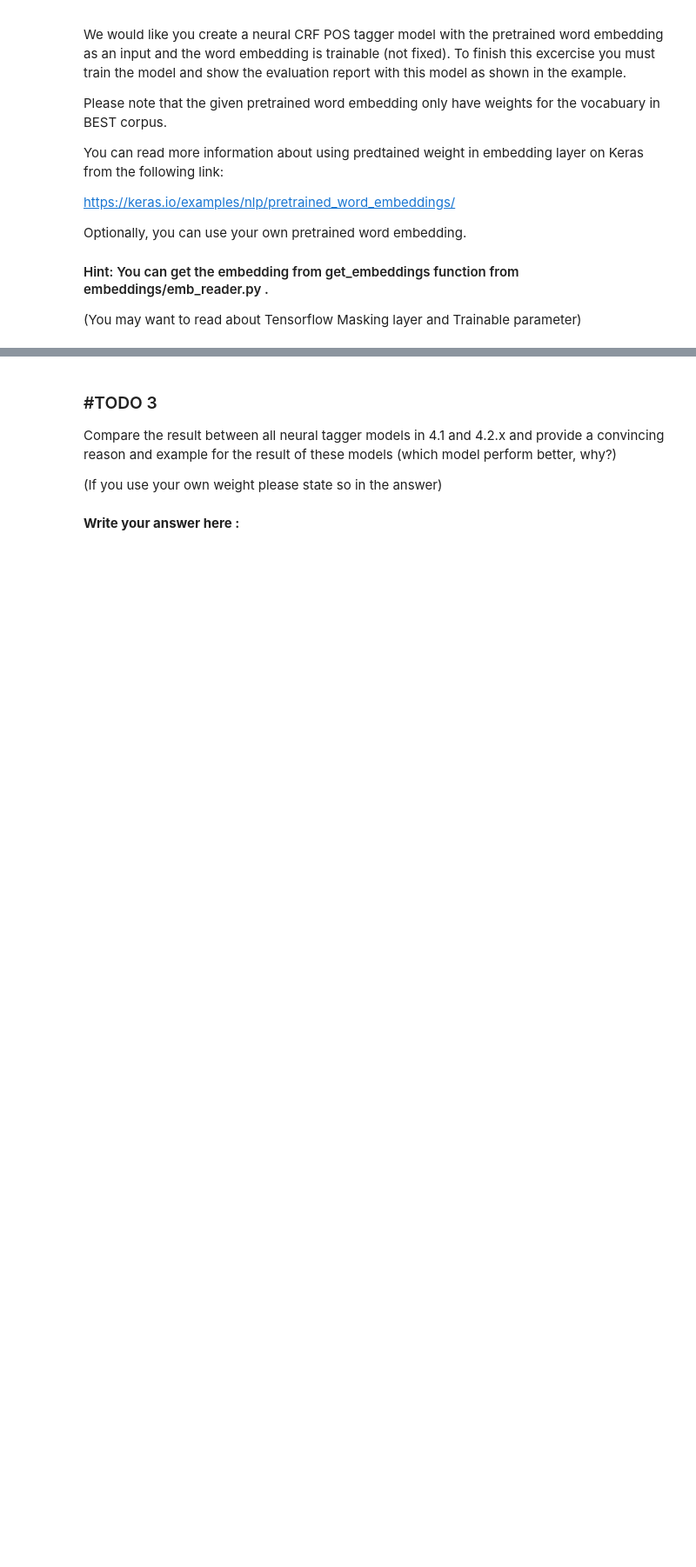
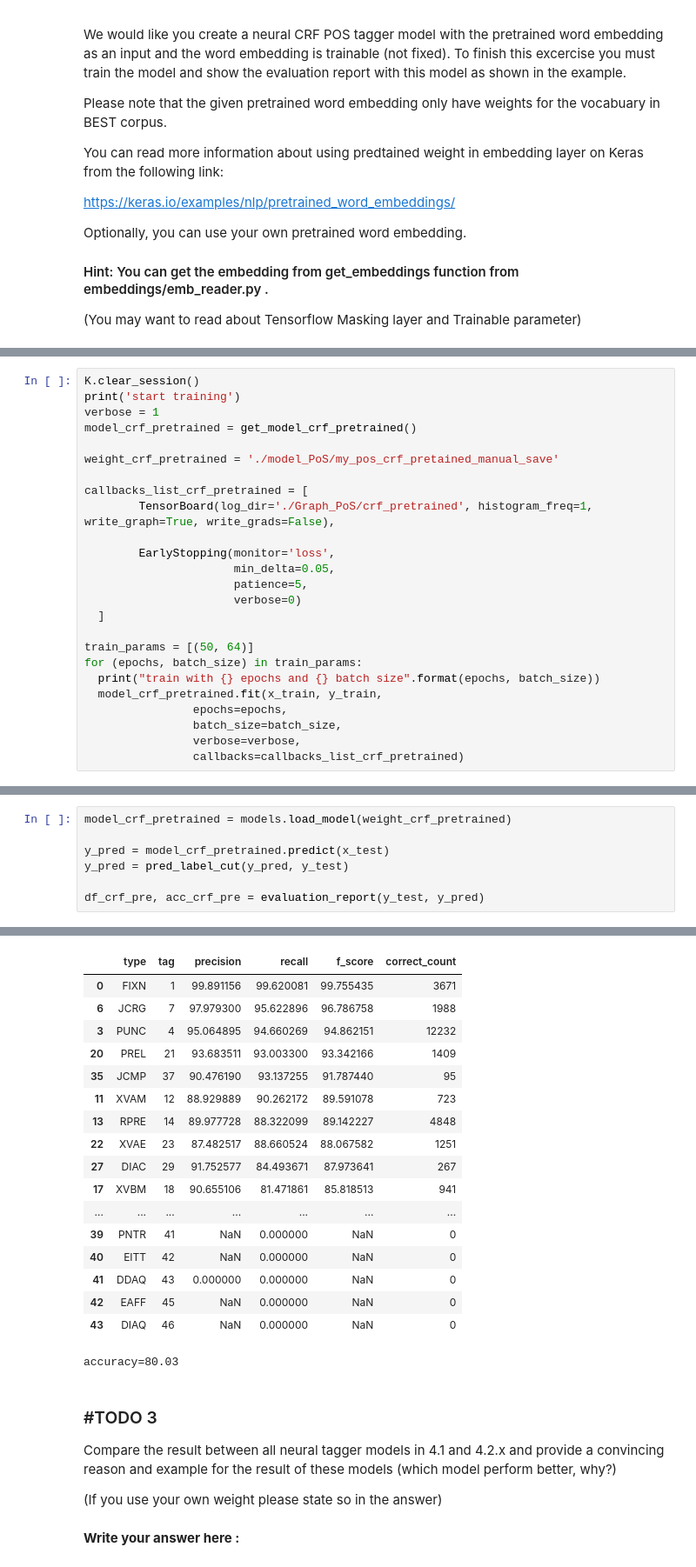
Before and after one commit to njrean/NLP_HW1, a Jupyter notebook: HW1.3_PoS tagging.ipynb, the cells around one changed output, grey strips where cells are left out. Shown: that part at 87% size. Drawn from its saved outputs; the diff is of its cells as text; blank space fills up the shorter version.

```diff
--- a/HW1.3_PoS tagging.ipynb
+++ b/HW1.3_PoS tagging.ipynb
@@ -262,0 +557,25 @@ Optionally, you can use your own pretrained word embedding.
+# %%
+K.clear_session()
+print('start training')
+verbose = 1
+model_crf_pretrained = get_model_crf_pretrained()
+
+weight_crf_pretrained = './model_PoS/my_pos_crf_pretained_manual_save'
+
+callbacks_list_crf_pretrained = [
+        TensorBoard(log_dir='./Graph_PoS/crf_pretrained', histogram_freq=1, write_graph=True, write_grads=False),
+
+        EarlyStopping(monitor='loss',
+                      min_delta=0.05,
+                      patience=5,
+                      verbose=0)
+  ]
+
+train_params = [(50, 64)]
+for (epochs, batch_size) in train_params:
+  print("train with {} epochs and {} batch size".format(epochs, batch_size))
+  model_crf_pretrained.fit(x_train, y_train,
+                epochs=epochs,
+                batch_size=batch_size,
+                verbose=verbose,
+                callbacks=callbacks_list_crf_pretrained)
@@ -262,0 +606,8 @@ Optionally, you can use your own pretrained word embedding.
+# %%
+model_crf_pretrained = models.load_model(weight_crf_pretrained)
+
+y_pred = model_crf_pretrained.predict(x_test)
+y_pred = pred_label_cut(y_pred, y_test)
+
+df_crf_pre, acc_crf_pre = evaluation_report(y_test, y_pred)
+# %% [output]
@@ -263,3 +615,21 @@ Optionally, you can use your own pretrained word embedding.
+|  | type | tag | precision | recall | f_score | correct_count |
+| 0 | FIXN | 1 | 99.891156 | 99.620081 | 99.755435 | 3671 |
+| 6 | JCRG | 7 | 97.979300 | 95.622896 | 96.786758 | 1988 |
+| 3 | PUNC | 4 | 95.064895 | 94.660269 | 94.862151 | 12232 |
+| 20 | PREL | 21 | 93.683511 | 93.003300 | 93.342166 | 1409 |
+| 35 | JCMP | 37 | 90.476190 | 93.137255 | 91.787440 | 95 |
+| 11 | XVAM | 12 | 88.929889 | 90.262172 | 89.591078 | 723 |
+| 13 | RPRE | 14 | 89.977728 | 88.322099 | 89.142227 | 4848 |
+| 22 | XVAE | 23 | 87.482517 | 88.660524 | 88.067582 | 1251 |
+| 27 | DIAC | 29 | 91.752577 | 84.493671 | 87.973641 | 267 |
+| 17 | XVBM | 18 | 90.655106 | 81.471861 | 85.818513 | 941 |
+| ... | ... | ... | ... | ... | ... | ... |
+| 39 | PNTR | 41 | NaN | 0.000000 | NaN | 0 |
+| 40 | EITT | 42 | NaN | 0.000000 | NaN | 0 |
+| 41 | DDAQ | 43 | 0.000000 | 0.000000 | NaN | 0 |
+| 42 | EAFF | 45 | NaN | 0.000000 | NaN | 0 |
+| 43 | DIAQ | 46 | NaN | 0.000000 | NaN | 0 |
+accuracy=80.03
 # %% [markdown]
 ### #TODO 3
 Compare the result between all neural tagger models in 4.1 and 4.2.x and provide a convincing reason and example for the result of these models (which model perform better, why?)
```
Also changed, not shown: parts of 59 cells of this notebook.
